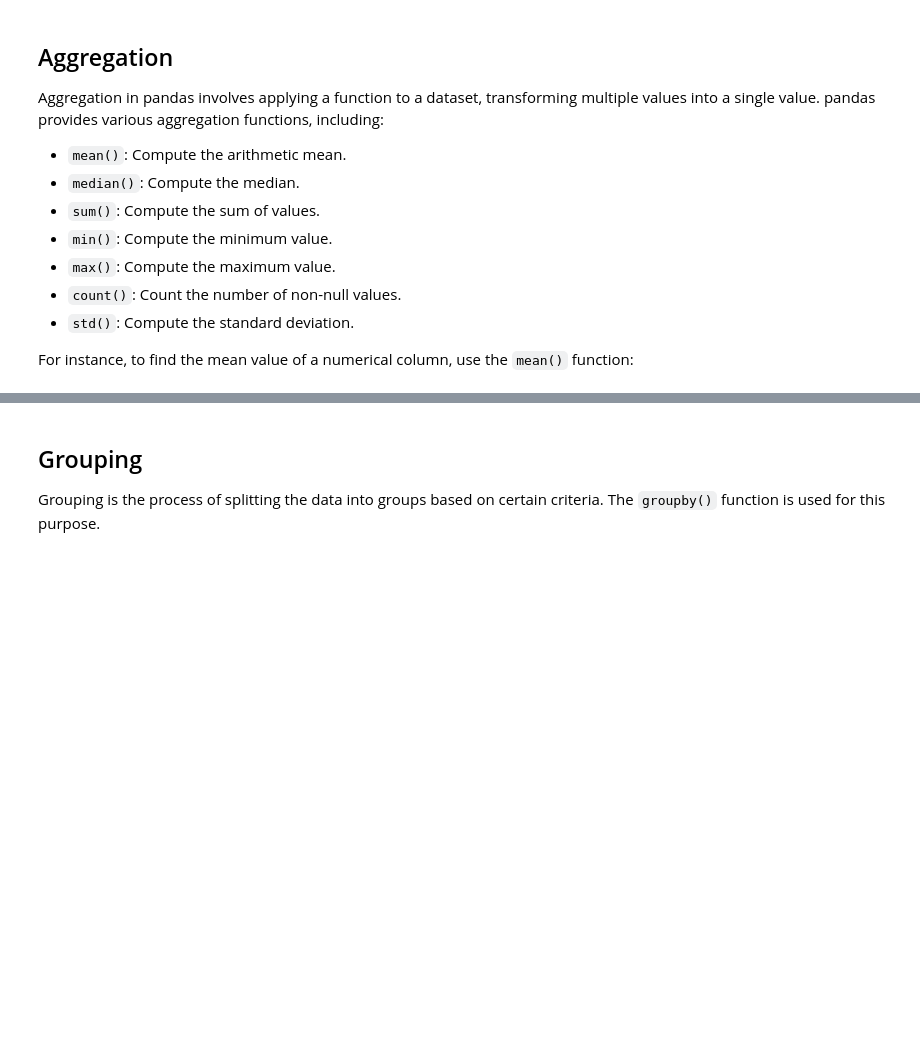
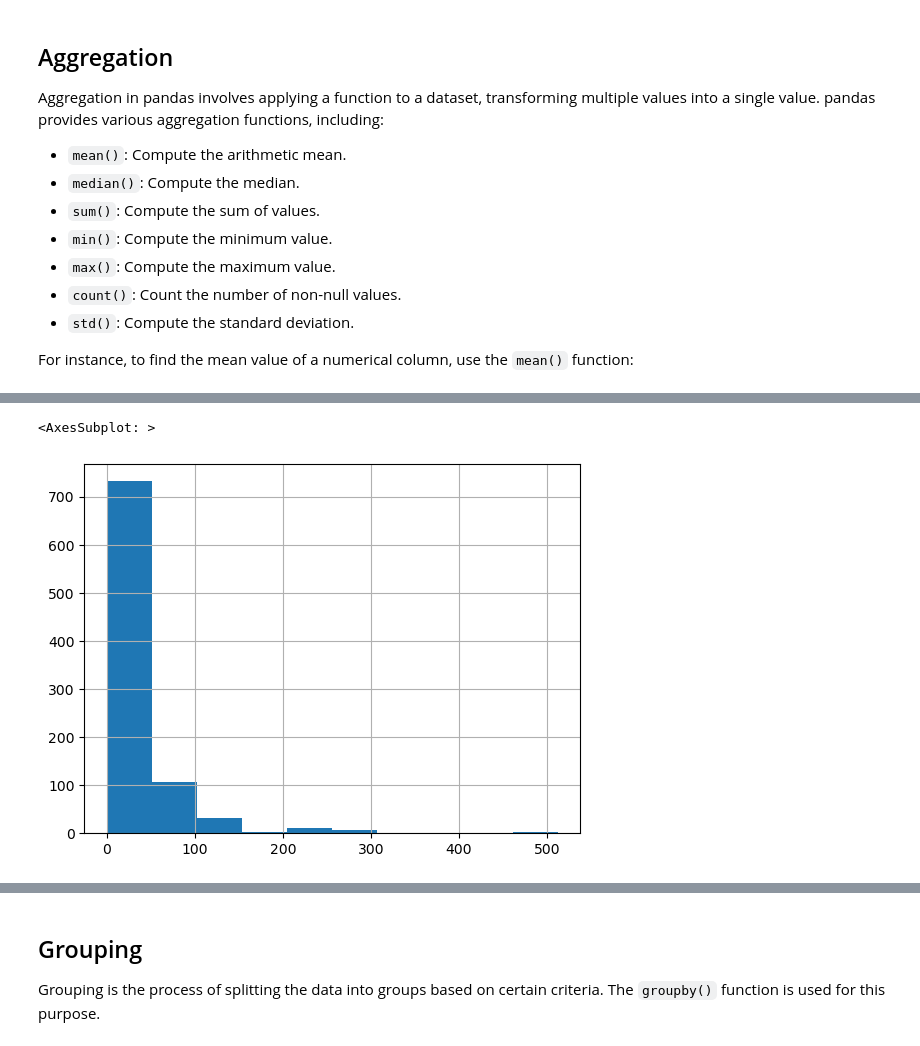
Before and after one commit to TheLazyCactus/ironhack-v4-data-lessons, a Jupyter notebook: cohorts/15_oct_24/02_data_wrangling_and_retrieval/W4D2_aggregating_data.ipynb, the cells around one changed output, grey strips where cells are left out. Drawn from its saved outputs; the diff is of its cells as text; code cells hidden in the pictures; blank space fills up the shorter version.

```diff
--- a/cohorts/15_oct_24/02_data_wrangling_and_retrieval/W4D2_aggregating_data.ipynb
+++ b/cohorts/15_oct_24/02_data_wrangling_and_retrieval/W4D2_aggregating_data.ipynb
@@ -40,6 +128,9 @@ df["Fare"].std()
 # %%
 # Check hist - less bins
-df["Fare"].hist(bins=10)
+df["Fare"].hist()
+# %% [output]
+<AxesSubplot: >
+[figure, added]
 # %%
 # Check hist - more bins
 df["Fare"].hist(bins=100)
```
Also changed, not shown: parts of 52 cells of this notebook.
